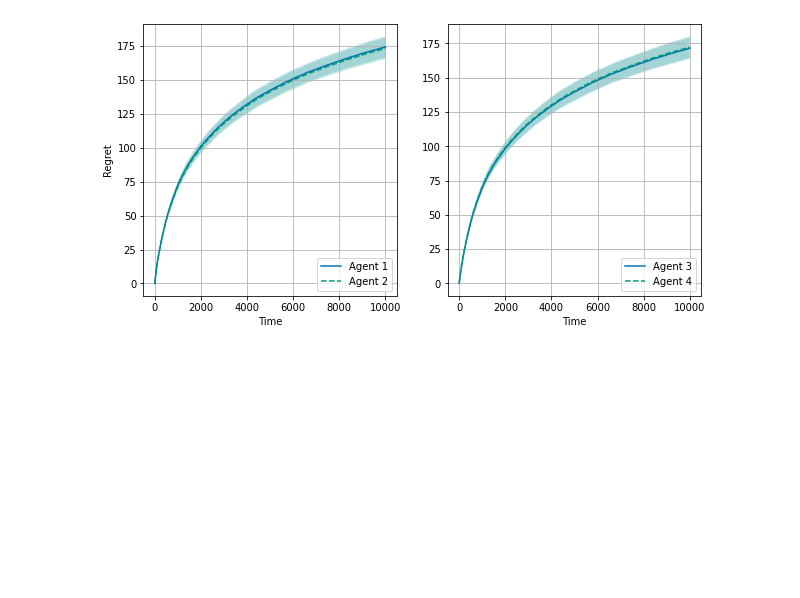
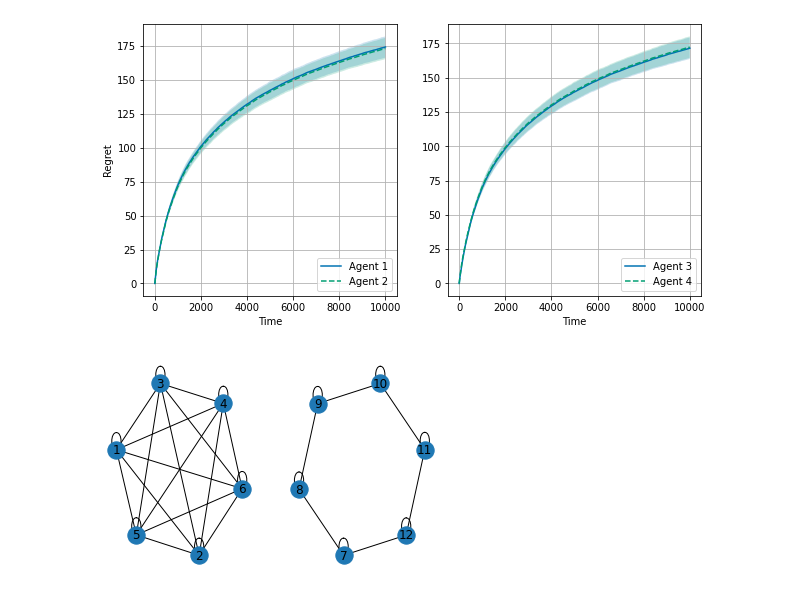
Before and after one commit to csasmith/vip-mab, a Jupyter notebook: code/KL_UCB/Dist_vs_Single_UCB1_Small_Graphs.ipynb, the cells around one changed output. Drawn from its saved outputs; the diff is of its cells as text; code cells hidden in the pictures; blank space fills up the shorter version.

```diff
--- a/code/KL_UCB/Dist_vs_Single_UCB1_Small_Graphs.ipynb
+++ b/code/KL_UCB/Dist_vs_Single_UCB1_Small_Graphs.ipynb
@@ -153,3 +153,20 @@ ax2.grid()
 plt.savefig("dist_UCB1_small_graphs_N12.pdf", bbox_inches='tight')
 # %% [output]
 [figure]
+# %%
+G1 = nx.complete_graph([1,2,3,4,5,6])
+G2 = nx.cycle_graph([7,8,9,10,11,12])
+
+nodes = list(G1.nodes)
+for i in nodes:
+    G1.add_edge(i,i)
+nodes = list(G2.nodes)
+for i in nodes:
+    G2.add_edge(i,i)
+plt.subplot(121)
+nx.draw(G1, with_labels=True)
+plt.subplot(122)
+nx.draw(G2, with_labels=True)
+plt.savefig("graphN12.pdf")
+# %% [output]
+[figure, added]
```
Also changed, not shown: parts of 3 cells of this notebook, 5 other files.
